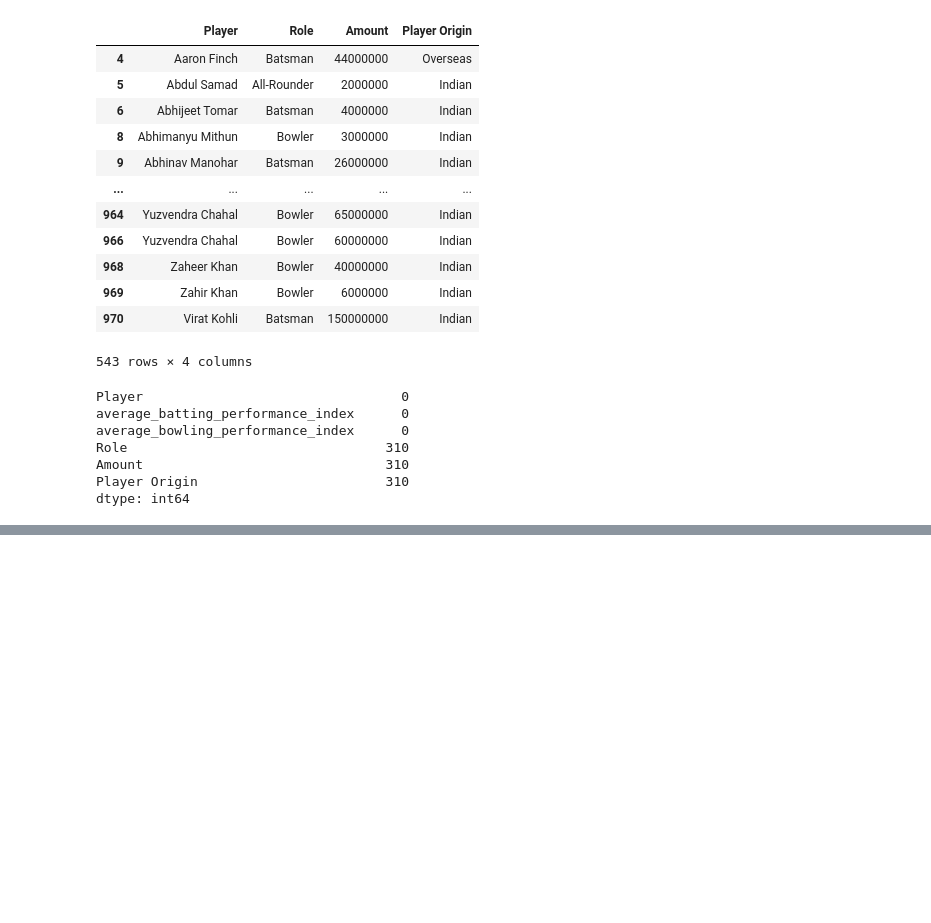
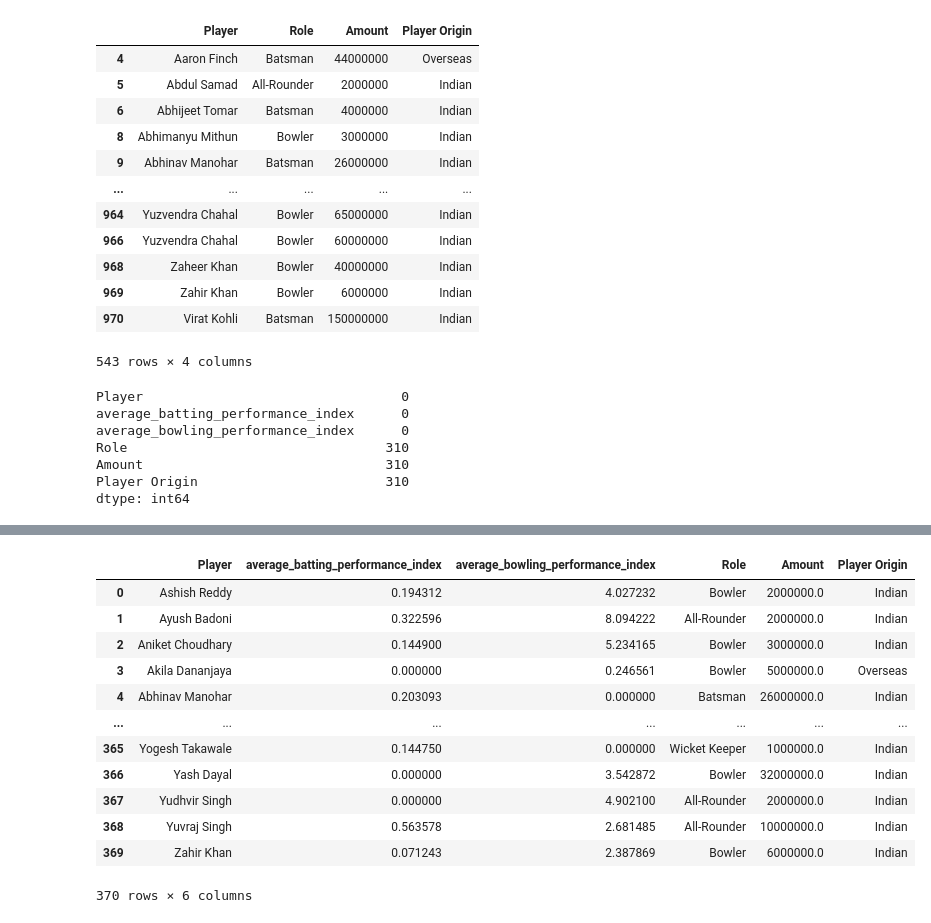
Before and after one commit to DyuthiVivek/IPL-auction-optimization-model, a Jupyter notebook: player_performance.ipynb, the cells around one changed output, grey strips where cells are left out. Drawn from its saved outputs; the diff is of its cells as text; code cells hidden in the pictures; blank space fills up the shorter version.

```diff
--- a/player_performance.ipynb
+++ b/player_performance.ipynb
@@ -912,2 +926,18 @@ final_df.dropna(inplace=True)
+# %%
+final_df
+# %% [output]
+|  | Player | average_batting_performance_index | average_bowling_performance_index | Role | Amount | Player Origin |
+| 0 | Ashish Reddy | 0.194312 | 4.027232 | Bowler | 2000000.0 | Indian |
+| 1 | Ayush Badoni | 0.322596 | 8.094222 | All-Rounder | 2000000.0 | Indian |
+| 2 | Aniket Choudhary | 0.144900 | 5.234165 | Bowler | 3000000.0 | Indian |
+| 3 | Akila Dananjaya | 0.000000 | 0.246561 | Bowler | 5000000.0 | Overseas |
+| 4 | Abhinav Manohar | 0.203093 | 0.000000 | Batsman | 26000000.0 | Indian |
+| ... | ... | ... | ... | ... | ... | ... |
+| 365 | Yogesh Takawale | 0.144750 | 0.000000 | Wicket Keeper | 1000000.0 | Indian |
+| 366 | Yash Dayal | 0.000000 | 3.542872 | Bowler | 32000000.0 | Indian |
+| 367 | Yudhvir Singh | 0.000000 | 4.902100 | All-Rounder | 2000000.0 | Indian |
+| 368 | Yuvraj Singh | 0.563578 | 2.681485 | All-Rounder | 10000000.0 | Indian |
+| 369 | Zahir Khan | 0.071243 | 2.387869 | Bowler | 6000000.0 | Indian |
+370 rows × 6 columns
 # %%
 final_df.to_csv('final.csv')
```
Also changed, not shown: parts of 6 cells of this notebook, 1 other file.
